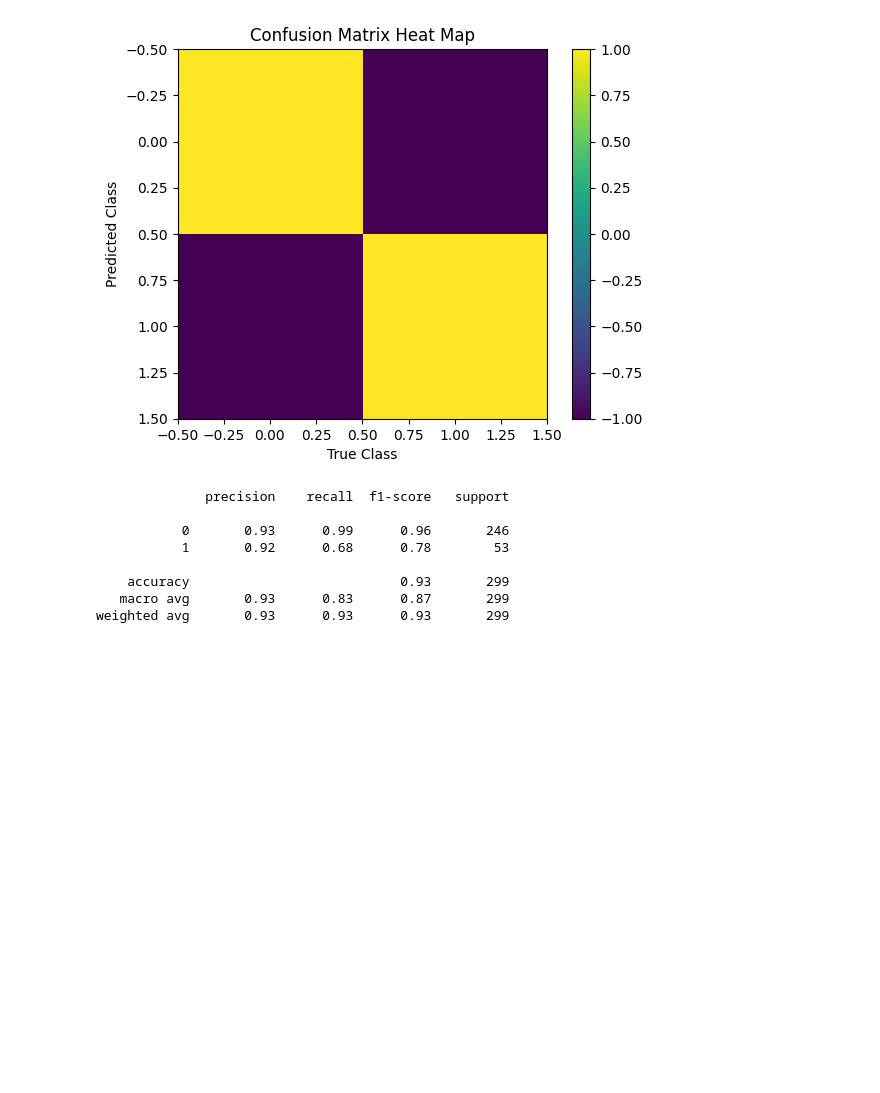
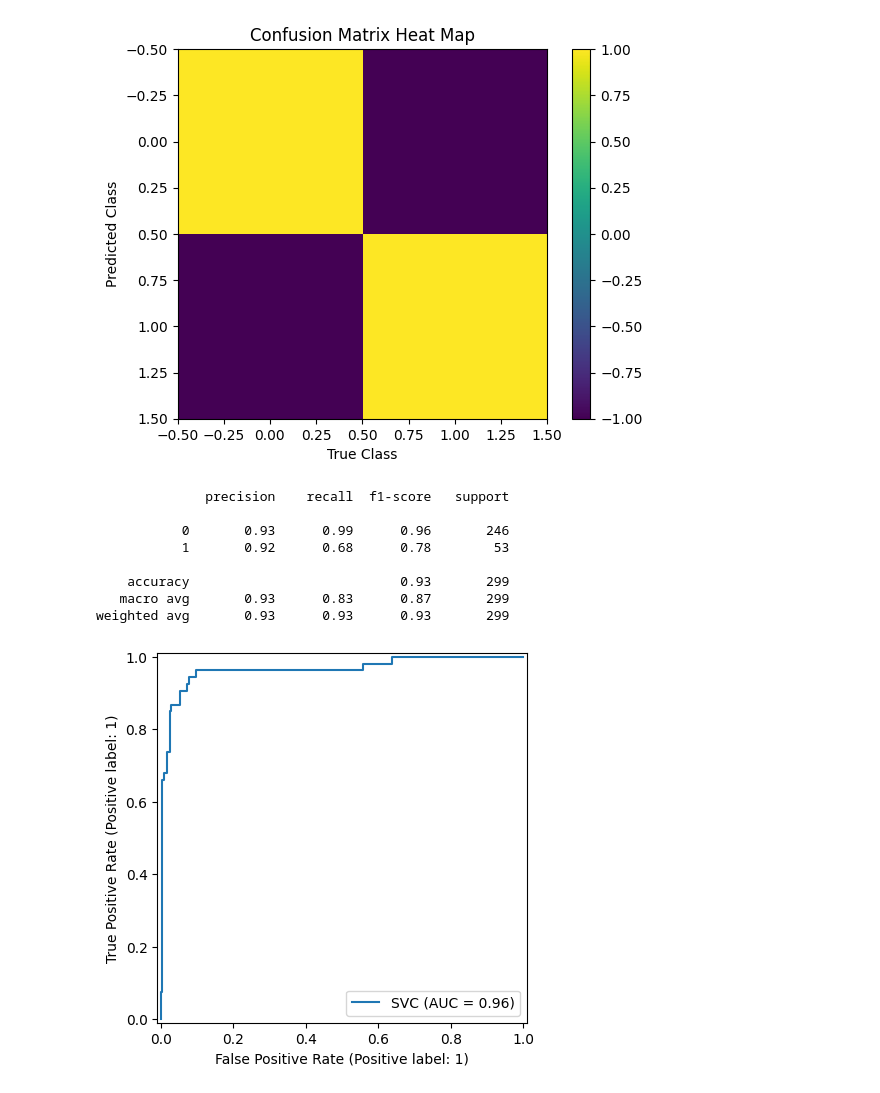
Before and after one commit to iansargent/CS3540-Final-Project, a Jupyter notebook: SVM.ipynb, the cells around one changed output. Saved outputs shown, nothing was run; the diff lists cells and outputs as text; code cells hidden in the pictures; blank space fills up the shorter version.

```diff
--- a/SVM.ipynb
+++ b/SVM.ipynb
@@ -111,3 +113,9 @@ print(svm_report)
     accuracy                           0.93       299
    macro avg       0.93      0.83      0.87       299
 weighted avg       0.93      0.93      0.93       299
+# %%
+from sklearn.metrics import RocCurveDisplay
+svm_roc_disp = RocCurveDisplay.from_estimator(svm, x_test, y_test)
+plt.show()
+# %% [output]
+[figure, added]
```
Also changed, not shown: parts of 2 cells of this notebook.
